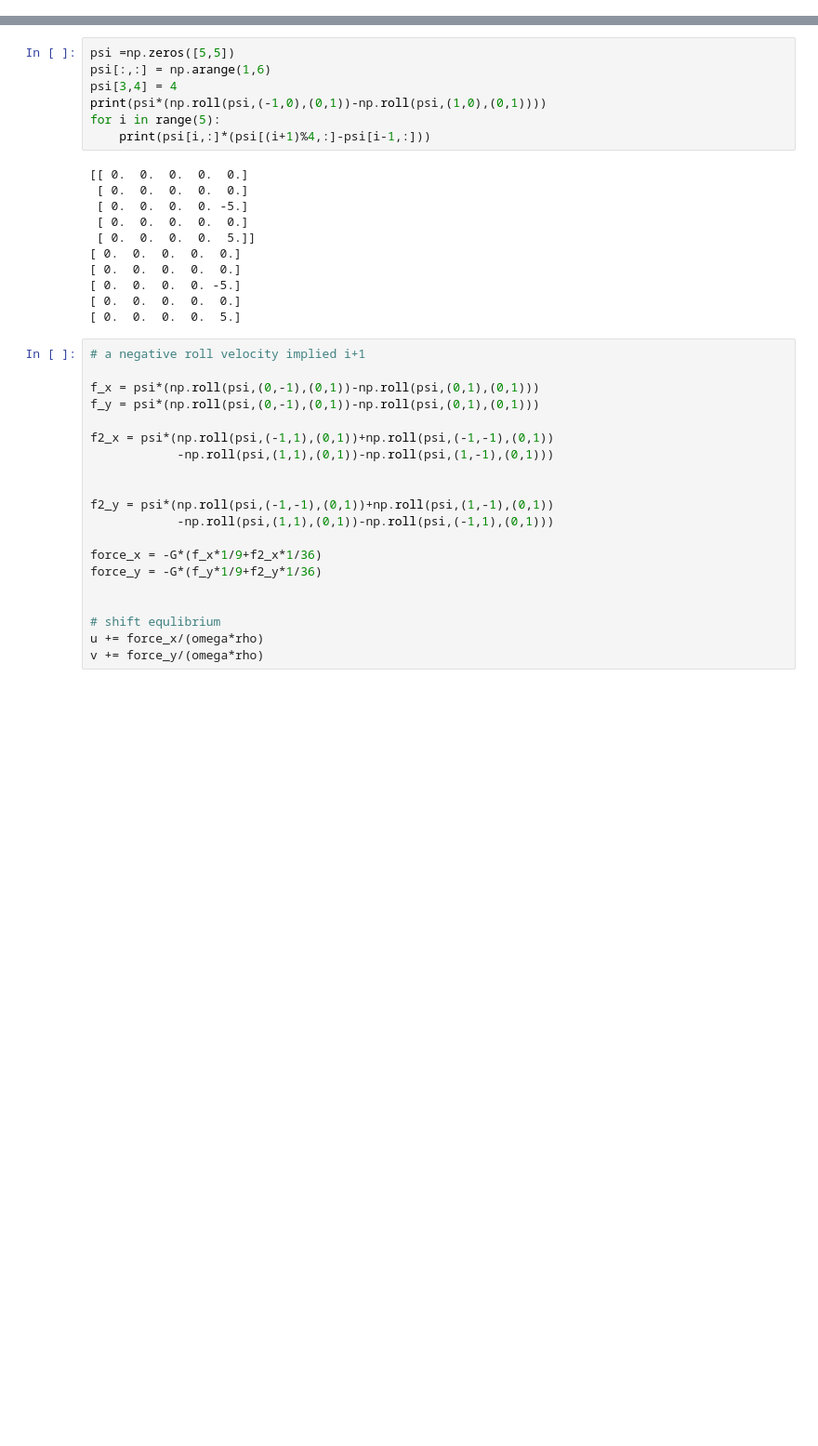
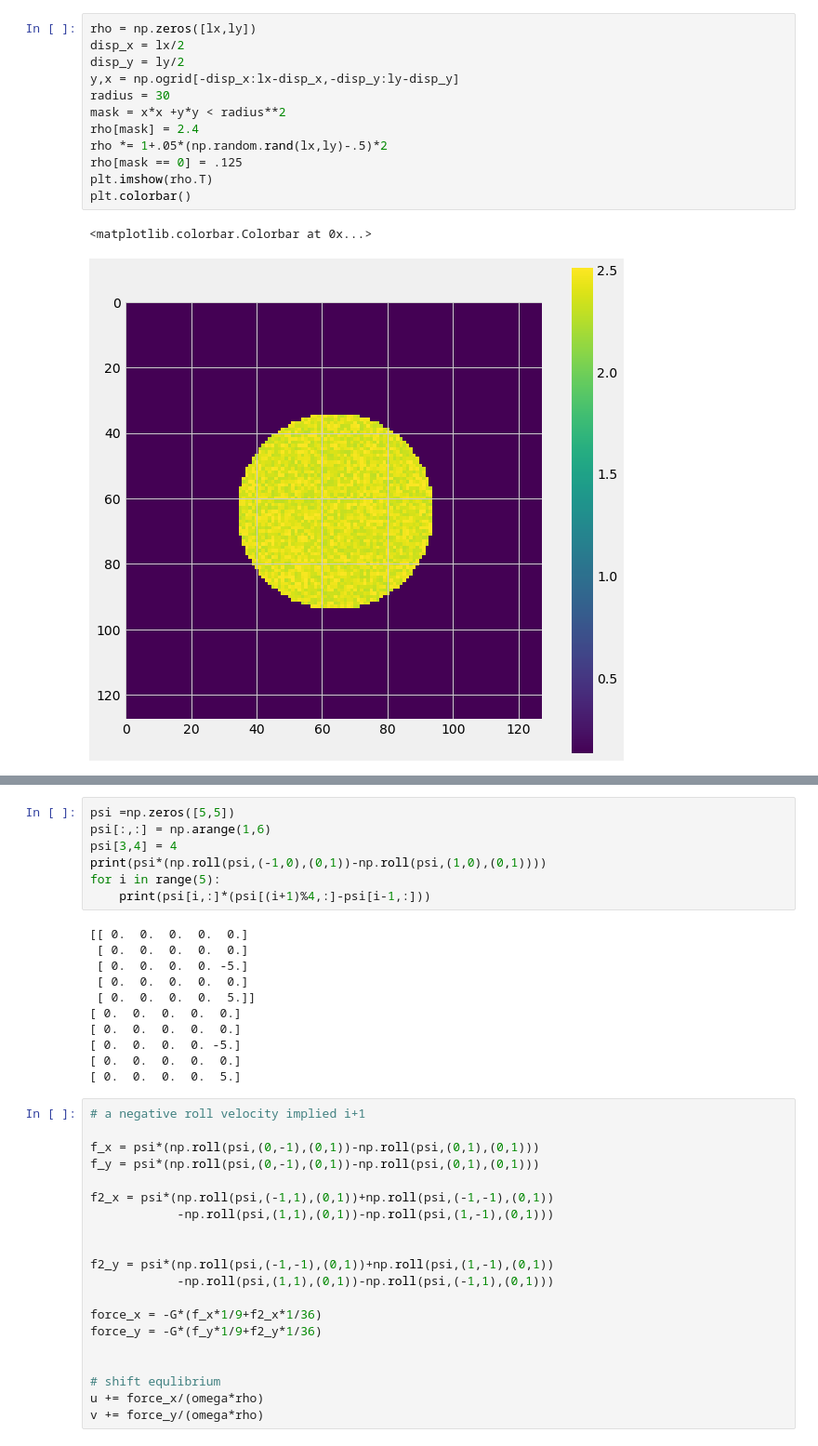
Before and after one commit to ianhi/courses, a Jupyter notebook: AC274/HW/HW_6/Multiphase d2q9.ipynb, the cells around one changed output, grey strips where cells are left out. Shown: that part at 93% size. Cells and saved outputs as stored; diff of their text form; blank space fills up the shorter version.

```diff
--- a/AC274/HW/HW_6/Multiphase d2q9.ipynb
+++ b/AC274/HW/HW_6/Multiphase d2q9.ipynb
@@ -34 +207,16 @@ ey=[0,0,1,0 ,-1,1, 1,-1,-1]
+# %%
+rho = np.zeros([lx,ly])
+disp_x = lx/2
+disp_y = ly/2
+y,x = np.ogrid[-disp_x:lx-disp_x,-disp_y:ly-disp_y]
+radius = 30
+mask = x*x +y*y < radius**2
+rho[mask] = 2.4
+rho *= 1+.05*(np.random.rand(lx,ly)-.5)*2
+rho[mask == 0] = .125
+plt.imshow(rho.T)
+plt.colorbar()
+# %% [output]
+<matplotlib.colorbar.Colorbar at 0x...>
+[figure, added]
 # %%
```
Also changed, not shown: parts of 33 cells of this notebook, 56 other files.
